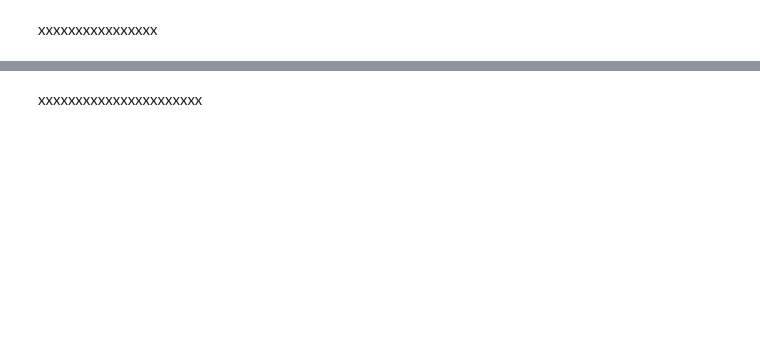
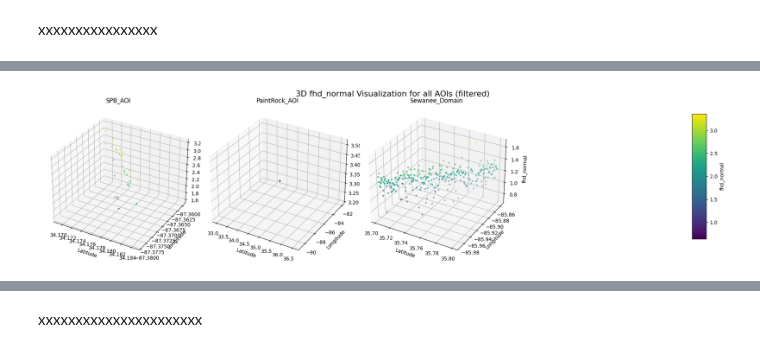
Before and after one commit to NASA-EarthRISE/training_Getting_started_with_GEDI_spaceborne_lidar, a Jupyter notebook: Module_II_Exploring_Forest_Structure_with_GEDI_L2B.ipynb, the cells around one changed output, grey strips where cells are left out. Saved outputs shown, nothing was run; the diff lists cells and outputs as text; code cells hidden in the pictures; blank space fills up the shorter version.

```diff
--- a/Module_II_Exploring_Forest_Structure_with_GEDI_L2B.ipynb
+++ b/Module_II_Exploring_Forest_Structure_with_GEDI_L2B.ipynb
@@ -806,0 +903,46 @@ plt.show()
+# %%
+import matplotlib.pyplot as plt
+from mpl_toolkits.mplot3d import Axes3D
+import numpy as np
+
+# Clean and filter each GeoDataFrame: drop NaNs and filter out -9999 in 'fhd_normal'
+filtered_geo_dfs = {}
+for aoi_name, gdf in geo_dfs.items():
+    if not gdf.empty:
+        df_clean = gdf.dropna(subset=['lat', 'lon', 'fhd_normal'])
+        df_clean = df_clean[df_clean['fhd_normal'] != -9999]
+        if not df_clean.empty:
+            filtered_geo_dfs[aoi_name] = df_clean
+
+fig = plt.figure(figsize=(20, 5))  # wide figure for 4 plots
+
+for i, (aoi_name, df) in enumerate(filtered_geo_dfs.items(), start=1):
+    ax = fig.add_subplot(1, 4, i, projection='3d')
+
+    x = df['lat']
+    y = df['lon']
+    z = df['fhd_normal']
+    colors = z
+    color_min = colors.min()
+    color_max = colors.max()
+
+    scatter = ax.scatter(x, y, z, c=colors, cmap='viridis', s=5, vmin=color_min, vmax=color_max)
+
+    ax.set_xlabel('Latitude')
+    ax.set_ylabel('Longitude')
+    ax.set_zlabel('fhd_normal')
+    ax.set_title(aoi_name)
+    ax.set_zlim(color_min, color_max)
+
+# Add shared colorbar on right side
+cbar_ax = fig.add_axes([0.92, 0.15, 0.02, 0.7])
+norm = plt.Normalize(vmin=min(df['fhd_normal'].min() for df in filtered_geo_dfs.values()),
+                     vmax=max(df['fhd_normal'].max() for df in filtered_geo_dfs.values()))
+cbar = plt.colorbar(plt.cm.ScalarMappable(norm=norm, cmap='viridis'), cax=cbar_ax)
+cbar.set_label('fhd_normal')
+
+plt.suptitle('3D fhd_normal Visualization for all AOIs (filtered)', fontsize=16)
+plt.tight_layout(rect=[0, 0, 0.9, 1])
+plt.show()
+# %% [output]
+[figure, added]
```
Also changed, not shown: parts of 63 cells of this notebook.
